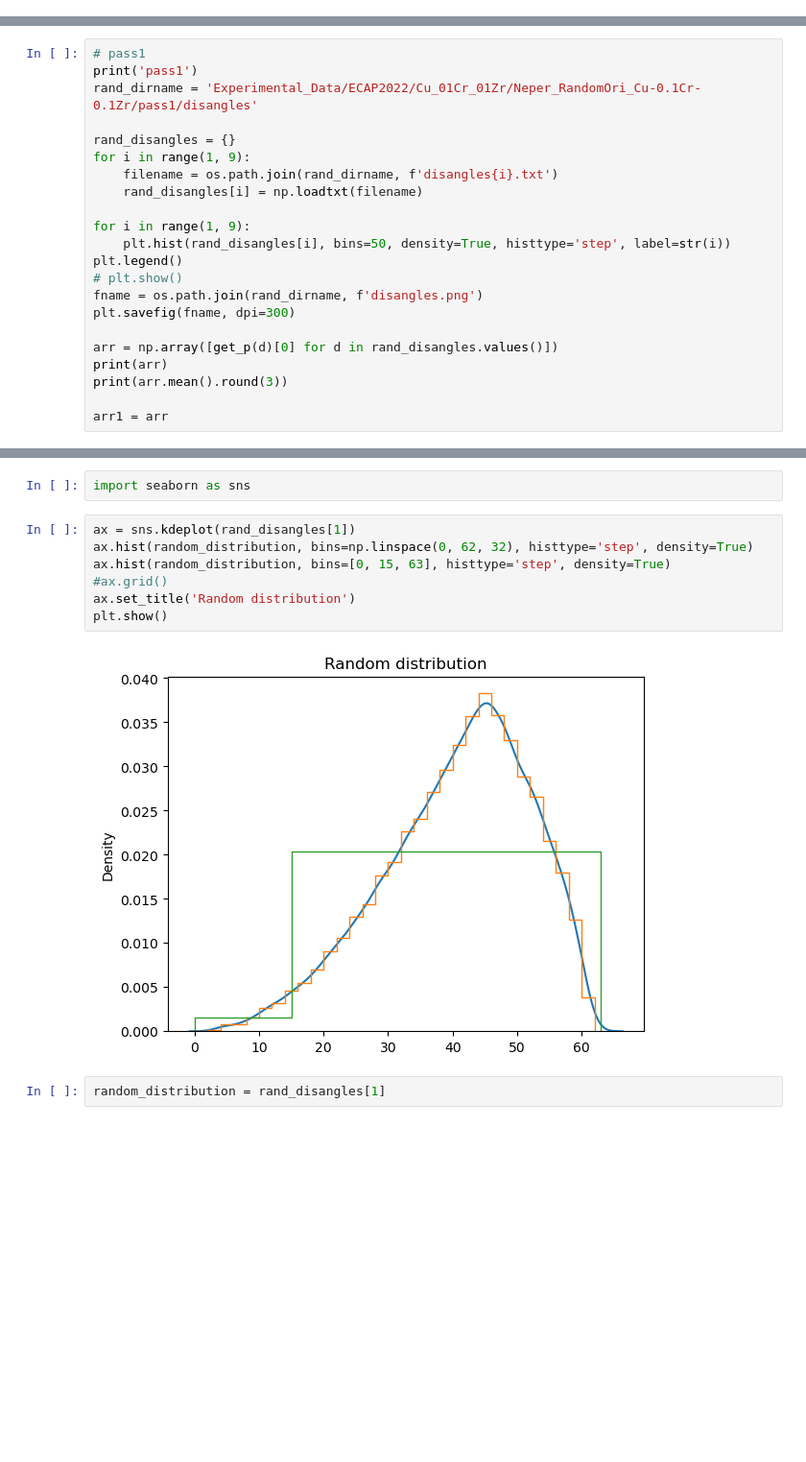
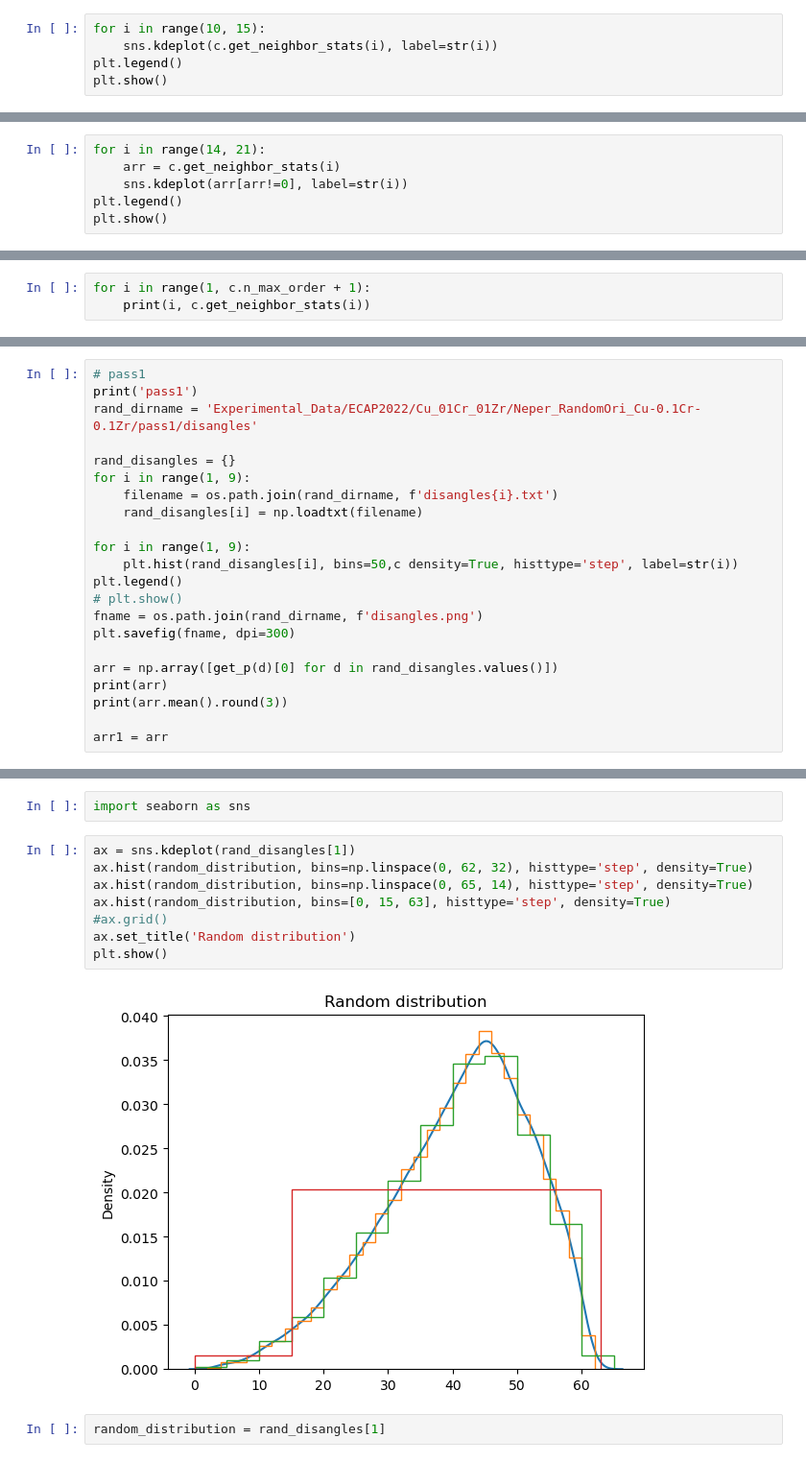
Before and after one commit to PRISBteam/Voronoi_PCC_Analyser, a Jupyter notebook: Disorientations.ipynb, the cells around one changed output, grey strips where cells are left out. Shown at 96% size. Cells and saved outputs as stored; diff of their text form; blank space fills up the shorter version.

```diff
--- a/Disorientations.ipynb
+++ b/Disorientations.ipynb
@@ -11,0 +30,5 @@ def get_p(a):
+# %%
+for i in range(10, 15):
+    sns.kdeplot(c.get_neighbor_stats(i), label=str(i))
+plt.legend()
+plt.show()
@@ -11,0 +57,6 @@ def get_p(a):
+# %%
+for i in range(14, 21):
+    arr = c.get_neighbor_stats(i)
+    sns.kdeplot(arr[arr!=0], label=str(i))
+plt.legend()
+plt.show()
@@ -11,0 +85,3 @@ def get_p(a):
+# %%
+for i in range(1, c.n_max_order + 1):
+    print(i, c.get_neighbor_stats(i))
@@ -24,7 +121,7 @@ for i in range(1, 9):
     rand_disangles[i] = np.loadtxt(filename)
 
 for i in range(1, 9):
-    plt.hist(rand_disangles[i], bins=50, density=True, histtype='step', label=str(i))
+    plt.hist(rand_disangles[i], bins=50,c density=True, histtype='step', label=str(i))
 plt.legend()
 # plt.show()
 fname = os.path.join(rand_dirname, f'disangles.png')
@@ -95,12 +192,13 @@ import seaborn as sns
 # %%
 ax = sns.kdeplot(rand_disangles[1])
 ax.hist(random_distribution, bins=np.linspace(0, 62, 32), histtype='step', density=True)
+ax.hist(random_distribution, bins=np.linspace(0, 65, 14), histtype='step', density=True)
 ax.hist(random_distribution, bins=[0, 15, 63], histtype='step', density=True)
 #ax.grid()
 ax.set_title('Random distribution')
 plt.show()
 # %% [output]
-[figure, old version]
+[figure, new version]
 # %%
 random_distribution = rand_disangles[1]
 # %%
```
Also changed, not shown: parts of 16 cells of this notebook.
